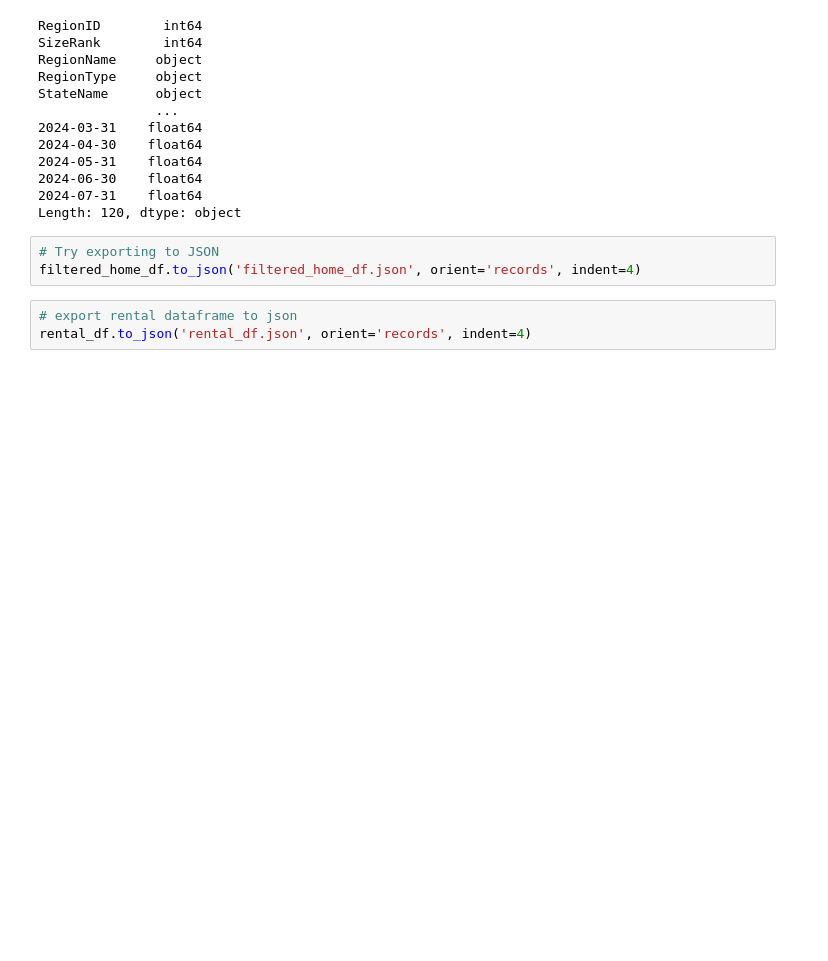
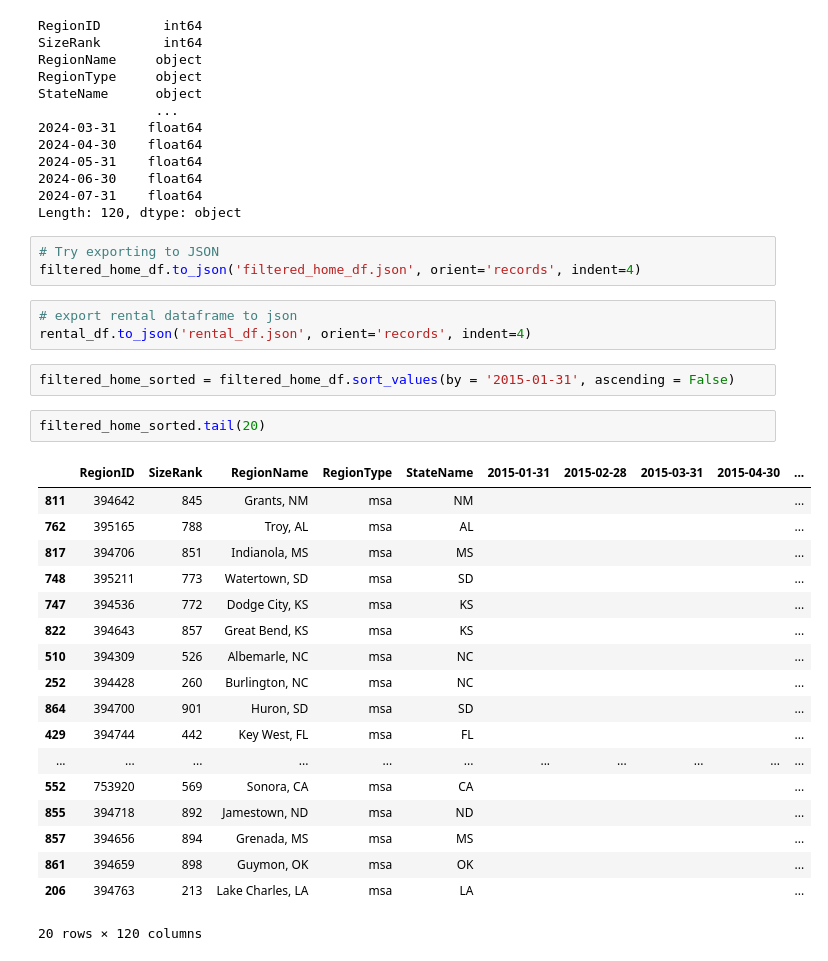
Before and after one commit to elgnol/RealEstate_Project_3, a Jupyter notebook: Analysis/Data_analysis_tatyana.ipynb, the cells around one changed output. Cells and saved outputs as stored; diff of their text form; blank space fills up the shorter version.

```diff
--- a/Analysis/Data_analysis_tatyana.ipynb
+++ b/Analysis/Data_analysis_tatyana.ipynb
@@ -155,3 +155,26 @@ filtered_home_df.to_json('filtered_home_df.json', orient='records', indent=4)
 # %%
 # export rental dataframe to json
 rental_df.to_json('rental_df.json', orient='records', indent=4)
+# %%
+filtered_home_sorted = filtered_home_df.sort_values(by = '2015-01-31', ascending = False)
+# %%
+filtered_home_sorted.tail(20)
+# %% [output]
+|  | RegionID | SizeRank | RegionName | RegionType | StateName | 2015-01-31 | 2015-02-28 | 2015-03-31 | 2015-04-30 | ... |
+| 811 | 394642 | 845 | Grants, NM | msa | NM |  |  |  |  | ... |
+| 762 | 395165 | 788 | Troy, AL | msa | AL |  |  |  |  | ... |
+| 817 | 394706 | 851 | Indianola, MS | msa | MS |  |  |  |  | ... |
+| 748 | 395211 | 773 | Watertown, SD | msa | SD |  |  |  |  | ... |
+| 747 | 394536 | 772 | Dodge City, KS | msa | KS |  |  |  |  | ... |
+| 822 | 394643 | 857 | Great Bend, KS | msa | KS |  |  |  |  | ... |
+| 510 | 394309 | 526 | Albemarle, NC | msa | NC |  |  |  |  | ... |
+| 252 | 394428 | 260 | Burlington, NC | msa | NC |  |  |  |  | ... |
+| 864 | 394700 | 901 | Huron, SD | msa | SD |  |  |  |  | ... |
+| 429 | 394744 | 442 | Key West, FL | msa | FL |  |  |  |  | ... |
+| ... | ... | ... | ... | ... | ... | ... | ... | ... | ... | ... |
+| 552 | 753920 | 569 | Sonora, CA | msa | CA |  |  |  |  | ... |
+| 855 | 394718 | 892 | Jamestown, ND | msa | ND |  |  |  |  | ... |
+| 857 | 394656 | 894 | Grenada, MS | msa | MS |  |  |  |  | ... |
+| 861 | 394659 | 898 | Guymon, OK | msa | OK |  |  |  |  | ... |
+| 206 | 394763 | 213 | Lake Charles, LA | msa | LA |  |  |  |  | ... |
+20 rows × 120 columns
```
Also changed, not shown: 4 other files.
